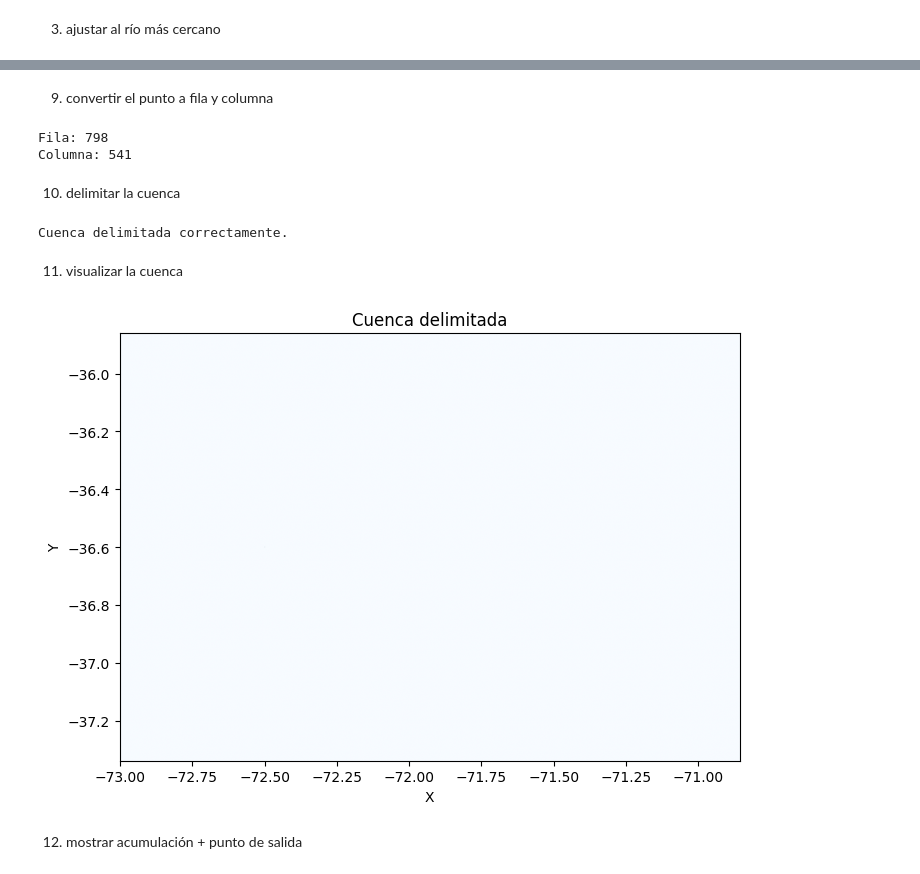
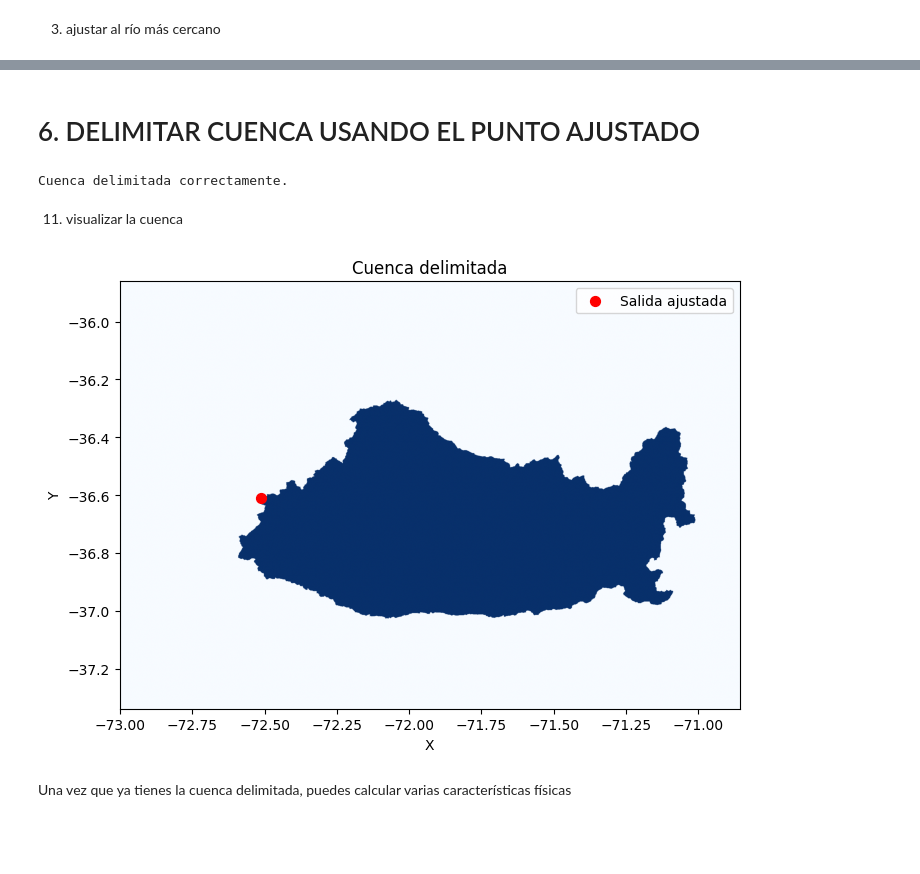
Before and after one commit to paulmunozpauta/Hidrology_Course, a Jupyter notebook: 01_Delimitacion_cuenca.ipynb, the cells around one changed output, grey strips where cells are left out. Cells and saved outputs as stored; diff of their text form; code cells hidden in the pictures; blank space fills up the shorter version.

```diff
--- a/01_Delimitacion_cuenca.ipynb
+++ b/01_Delimitacion_cuenca.ipynb
@@ -221,9 +230,9 @@ DEM listo para el análisis hidrológico.
 Reemplaza estos valores por las coordenadas del punto ubicado sobre el río.
 # %%
 # Coordenadas del punto de salida
-outlet_lon = -72.5
-outlet_lat = -36.6
-
-print(f"Punto de salida: lon={outlet_lon}, lat={outlet_lat}")
+approximate_lon = -72.5
+approximate_lat = -36.6
+point = Point(approximate_lon, approximate_lat)
+print(f"Punto de salida: lon={approximate_lon}, lat={approximate_lat}")
 # %% [output]
 Punto de salida: lon=-72.5, lat=-36.6
@@ -229,0 +241,9 @@ Punto de salida: lon=-72.5, lat=-36.6
+# %%
+with rasterio.open(dem_lowres_path) as src:
+    x_out, y_out = transform("EPSG:4326", src.crs, [approximate_lon], [approximate_lat])
+    x_out = x_out[0]
+    y_out = y_out[0]
+
+print("\nPunto en CRS del DEM:")
+print("x =", x_out)
+print("y =", y_out)
@@ -278,38 +342,32 @@ y = -36.6
 # %% [markdown]
-9) convertir el punto a fila y columna
+# 6. DELIMITAR CUENCA USANDO EL PUNTO AJUSTADO
 # %%
-with rasterio.open(dem_lowres_path) as src:
-    row, col = src.index(x_out, y_out)
+catch = grid.catchment(
+    x=snapped_col,
+    y=snapped_row,
+    fdir=fdir,
+    xytype="index"
+)
 
-print("Fila:", row)
-print("Columna:", col)
+print("Cuenca delimitada correctamente.")
 # %% [output]
-Fila: 798
-Columna: 541
+Cuenca delimitada correctamente.
-# %% [markdown]
-10) delimitar la cuenca
-# %%
-catch = grid.catchment(
-    x=col,
-    y=row,
-    fdir=fdir,
-    xytype="index"
-)
-
-print("Cuenca delimitada correctamente.")
-# %% [output]
-Cuenca delimitada correctamente.
 # %% [markdown]
 11) visualizar la cuenca
 # %%
 fig, ax = plt.subplots(figsize=(8, 8))
+
 ax.imshow(catch, extent=grid.extent, cmap="Blues")
+ax.scatter(snapped_x, snapped_y, s=50, c="red", label="Salida ajustada")
+
 ax.set_title("Cuenca delimitada")
 ax.set_xlabel("X")
 ax.set_ylabel("Y")
+ax.legend()
+
 plt.show()
 # %% [output]
-[figure, old version]
+[figure, new version]
-# %% [markdown]
-12) mostrar acumulación + punto de salida
+# %% [markdown]
+Una vez que ya tienes la cuenca delimitada, puedes calcular varias características físicas
 # %%
```
Also changed, not shown: parts of 20 cells of this notebook.
